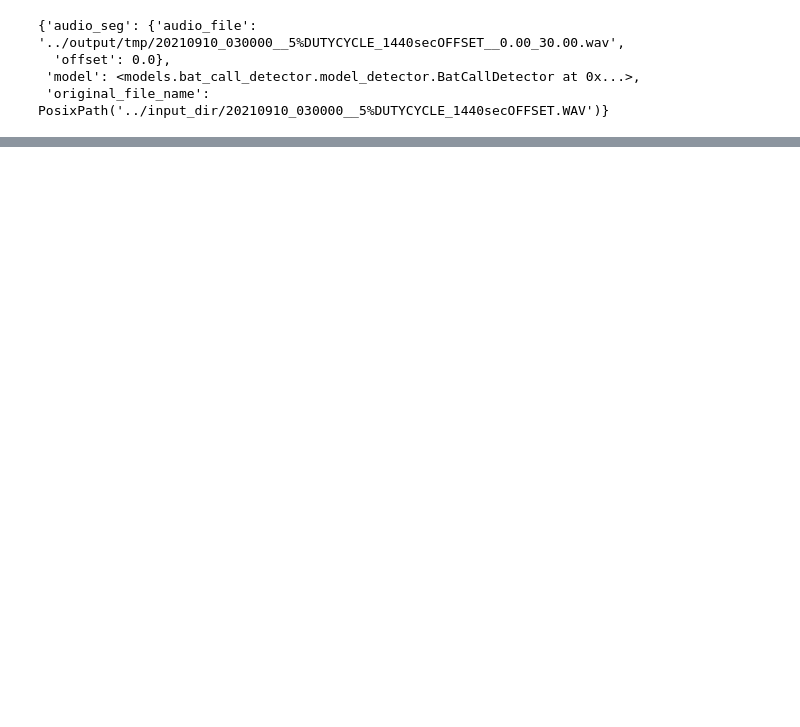
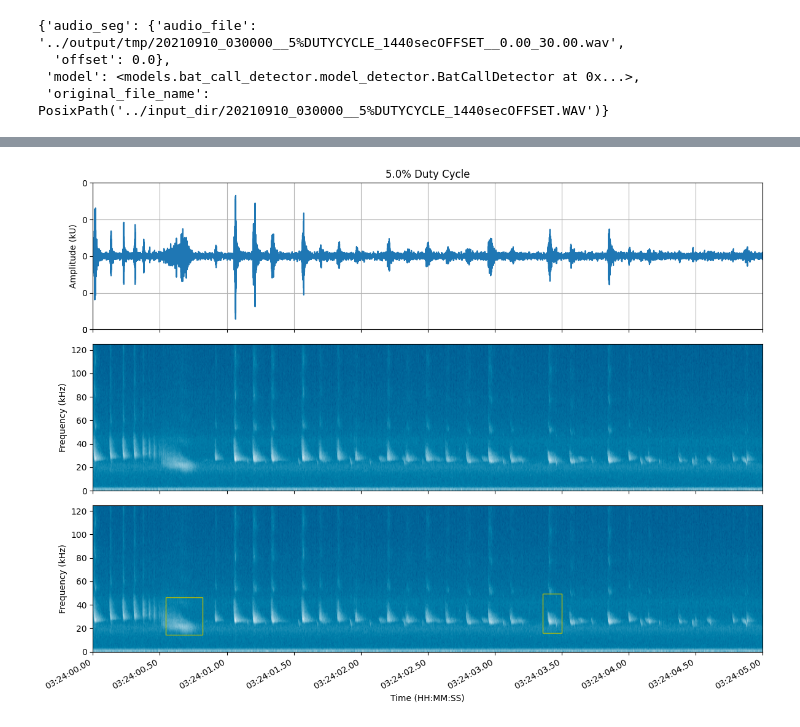
Before and after one commit to ctuguinay/bat-detector-msds, a Jupyter notebook: notebooks/msds_pipeline.ipynb, the cells around one changed output, grey strips where cells are left out. Drawn from its saved outputs; the diff is of its cells as text; code cells hidden in the pictures; blank space fills up the shorter version.

```diff
--- a/notebooks/msds_pipeline.ipynb
+++ b/notebooks/msds_pipeline.ipynb
@@ -466,19 +396,0 @@ plt_msds('20210910_030000__5%DUTYCYCLE_1440secOFFSET.WAV', audio, sr, [0, 90], n
-# %%
-sr, audio = subsample_frompath(audio_filepath = Path(f'{filepath}/{filename}'), output_dir = '../input_dir/', percent_on=0.05, offset=1440)
-
-cfg["audio_file"] = Path('../input_dir/20210910_030000__5%DUTYCYCLE_1440secOFFSET.WAV')
-
-segmented_file_paths = generate_segments(
-        audio_file = cfg['audio_file'],
-        output_dir = cfg['tmp_dir'],
-        start_time = cfg['start_time'],
-        duration   = cfg['segment_duration'],
-    )
-
-pipeline._apply_models(cfg, segmented_file_paths)
-
-audio_file = sf.SoundFile(cfg["audio_file"])
-sr = audio_file.samplerate
-audio = audio_file.read()
-
-plt_msds('20210910_030000__5%DUTYCYCLE_1440secOFFSET.WAV', audio, sr, [0, 90], np.array([0, 6]), p_on=0.05)
@@ -486,0 +480,3 @@ plt_msds('20210910_030000__5%DUTYCYCLE_1440secOFFSET.WAV', audio, sr, [0, 90], n
+# %%
+# A flag for end user to differentiate between feeding buzz and bat calls.
+fb_annotations_df['event'] = 'Feeding Buzz'
@@ -486,0 +514,15 @@ plt_msds('20210910_030000__5%DUTYCYCLE_1440secOFFSET.WAV', audio, sr, [0, 90], n
+# %%
+## Make sure given times are within audio file
+audio_file = sf.SoundFile(cfg["audio_file"])
+p_on = 0.05
+fs = audio_file.samplerate
+offset = 1440
+reftimes = [0, 30]
+audio_file.seek(reftimes[0]*fs)
+audio_sec = audio_file.read((reftimes[1] - reftimes[0])*fs)
+times = np.array([0, 5])
+df = pd.concat([fb_preds])
+
+plt_msds_fromdf(filename, df, audio_sec, fs, offset, reftimes, times, p_on)
+# %% [output]
+[figure, added]
```
Also changed, not shown: parts of 12 cells of this notebook, 4 other files.
